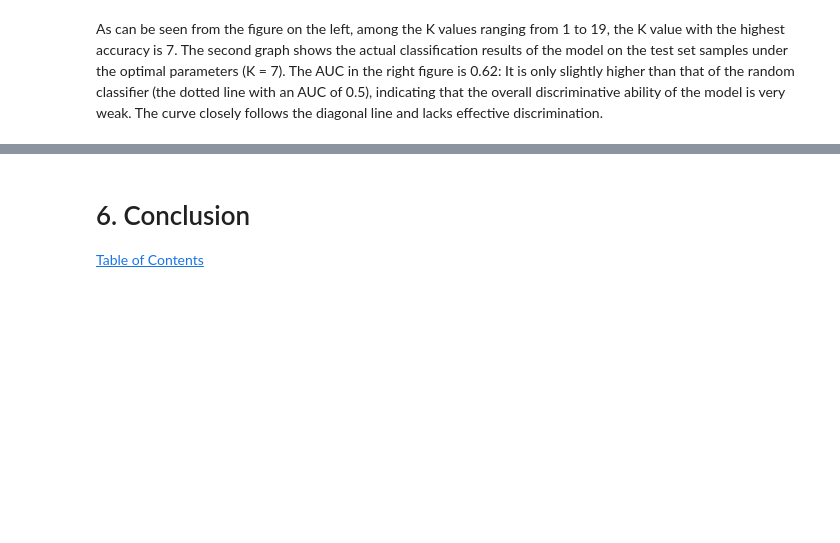
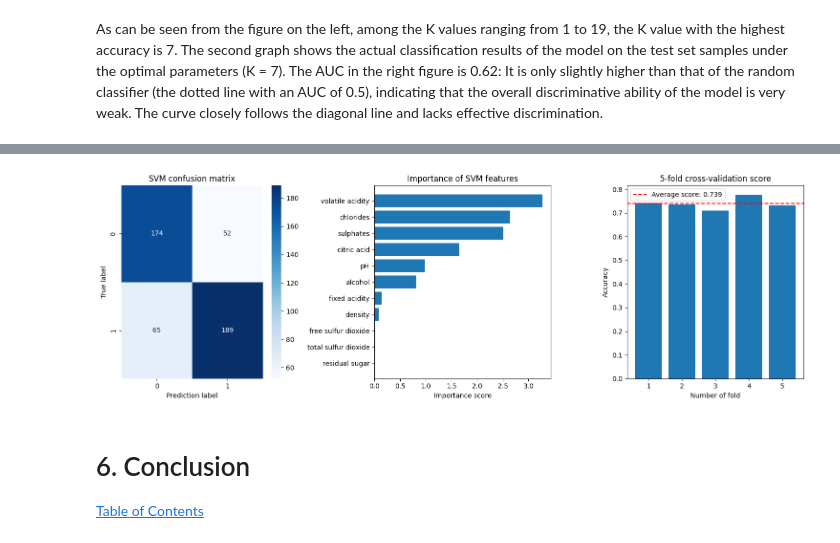
Before and after one commit to Iris-Jiaa/DSML2-ChangyuJia, a Jupyter notebook: notebook/dsml-changyu-jia.ipynb, the cells around one changed output, grey strips where cells are left out. Saved outputs shown, nothing was run; the diff lists cells and outputs as text; code cells hidden in the pictures; blank space fills up the shorter version.

```diff
--- a/notebook/dsml-changyu-jia.ipynb
+++ b/notebook/dsml-changyu-jia.ipynb
@@ -294,3 +440,37 @@ As can be seen from the figure on the left, among the K values ranging from 1 to
+# %%
+plt.figure(figsize=(15, 5))
+
+plt.subplot(1, 3, 1)
+cm = confusion_matrix(y_test, y_pred)
+sns.heatmap(cm, annot=True, fmt='d', cmap='Blues')
+plt.title('SVM confusion matrix')
+plt.xlabel('Prediction label')
+plt.ylabel('True label')
+
+plt.subplot(1, 3, 2)
+if hasattr(best_svm, 'coef_'):
+    feature_importance = pd.DataFrame({
+        'feature': X.columns,
+        'importance': abs(best_svm.coef_[0])
+    }).sort_values('importance', ascending=True)
+
+    plt.barh(feature_importance['feature'], feature_importance['importance'])
+    plt.title('Importance of SVM features')
+    plt.xlabel('Importance score')
+
+plt.subplot(1, 3, 3)
+cv_scores = cross_val_score(best_svm, X_train_scaled, y_train, cv=5)
+plt.bar(range(1, 6), cv_scores)
+plt.axhline(y=cv_scores.mean(), color='r', linestyle='--', label=f'Average score: {cv_scores.mean():.3f}')
+plt.title('5-fold cross-validation score')
+plt.xlabel('Number of fold')
+plt.ylabel('Accuracy')
+plt.legend()
+
+plt.tight_layout()
+plt.show()
+# %% [output]
+[figure, added]
 # %% [markdown]
 # 6. Conclusion <a class="anchor" id="6"></a>
 [Table of Contents](#0.1)
```
Also changed, not shown: parts of 15 cells of this notebook, 1 other file.
